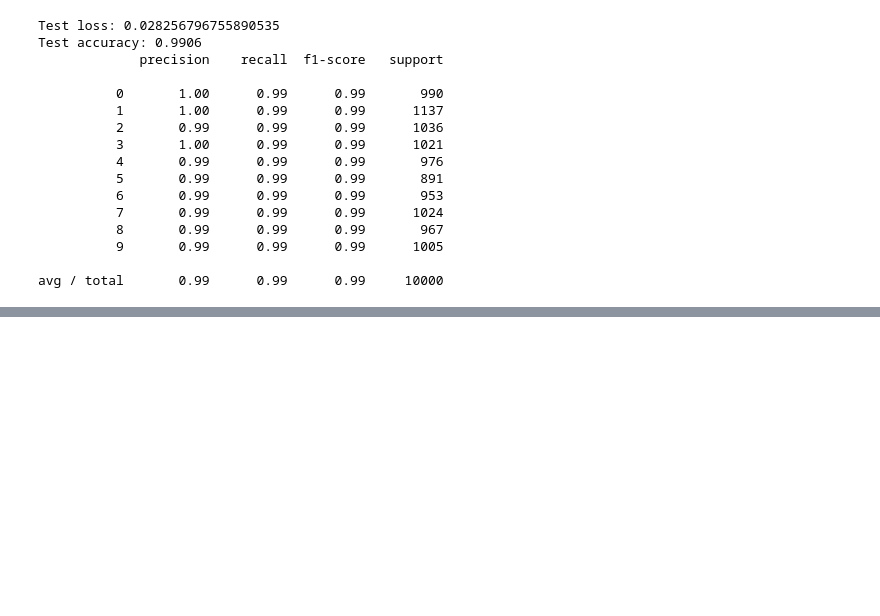
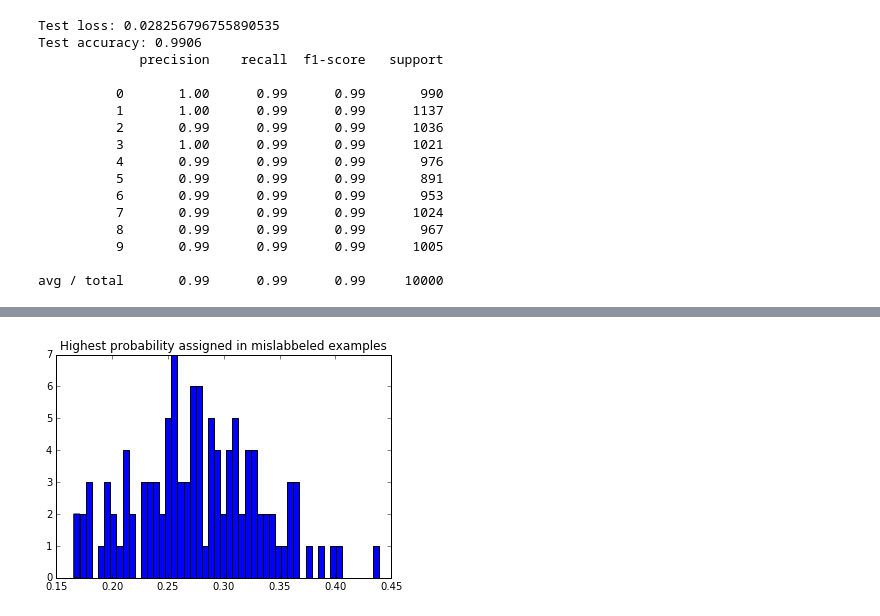
Before and after one commit to seb5666/cnn_gaussian_process_uncertainty, a Jupyter notebook: CNN uncertainty.ipynb, the cells around one changed output, grey strips where cells are left out. Drawn from its saved outputs; the diff is of its cells as text; code cells hidden in the pictures; blank space fills up the shorter version.

```diff
--- a/CNN uncertainty.ipynb
+++ b/CNN uncertainty.ipynb
@@ -169,0 +217,7 @@ predictions_proba.shape
+# %%
+#highest probability assigned in mislabbeled examples
+incorrect_probabilities_max = np.max(incorrect_probabilities, axis=1)
+plt.title("Highest probability assigned in mislabbeled examples")
+plt.hist(incorrect_probabilities_max, bins=50);
+# %% [output]
+[figure, added]
```
Also changed, not shown: parts of 38 cells of this notebook.
